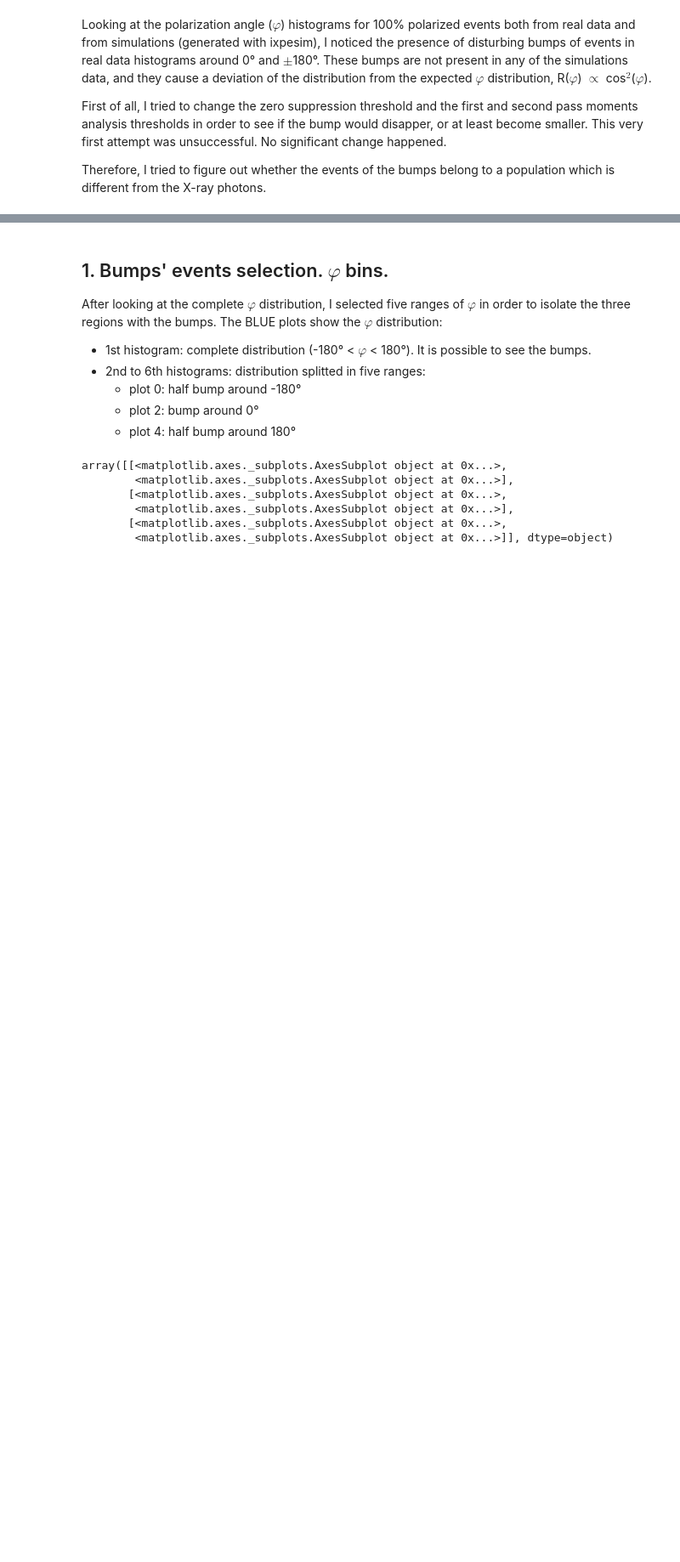
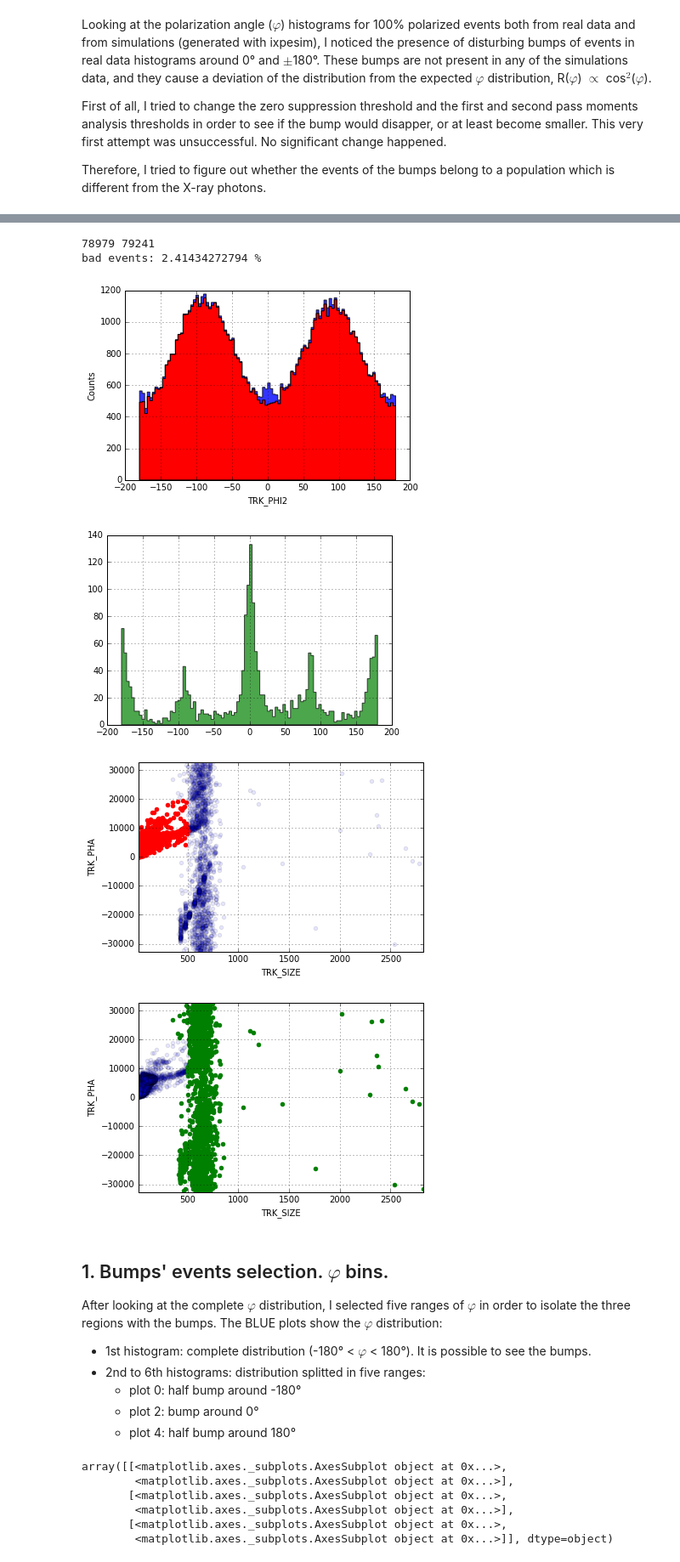
Before and after one commit to smaldera/ixpeTO, a Jupyter notebook: jupynb/test_ixpe_phibump.ipynb, the cells around one changed output, grey strips where cells are left out. Shown: that part at 85% size. Cells and saved outputs as stored; diff of their text form; code cells hidden in the pictures; blank space fills up the shorter version.

```diff
--- a/jupynb/test_ixpe_phibump.ipynb
+++ b/jupynb/test_ixpe_phibump.ipynb
@@ -27,3 +32,46 @@ df = f.to_pandas()
+# %%
+# PRINT some statistical values
+# df.describe()+-
+# 1) senza tagli
+df['TRK_PHI2'].hist(bins=100, log=False, histtype='stepfilled', alpha=0.8)
+ind = np.where((df['TRK_PHA'] < 20000 )&(df['TRK_PHA'] >= 0.)&(df['TRK_SIZE']<500))[0]
+ind2 = np.where(df['TRK_PI'] < 20000)[0] #equivalent
+_ind = np.where((df['TRK_PHA'] > 20000 )|(df['TRK_PHA'] < 0.)|(df['TRK_SIZE']>500))[0]
+#tot = np.unique(np.concatenate(ind,ind2))
+print len(ind), len(ind2)#,len(tot)
+plt.xlabel('TRK_PHI2')
+plt.ylabel('Counts')
+df['TRK_PHI2'][ind].hist(bins=100, log=False, color='red', histtype='stepfilled')
+#df['TRK_PHI2'][ind2].hist(bins=100, log=False, histtype='stepfilled', color='white', alpha=0.4)
+plt.figure()
+df['TRK_PHI2'][_ind].hist(bins=100, log=False, color='green', histtype='stepfilled', alpha=0.7)
+plt.figure()
+plt.scatter(df['TRK_SIZE'], df['TRK_PHA'], alpha=0.1)
+plt.scatter(df['TRK_SIZE'][ind], df['TRK_PHA'][ind], color='red', alpha=1)
+plt.xlabel('TRK_SIZE')
+plt.ylabel('TRK_PHA')
+plt.ylim(np.amin( df['TRK_PHA']), np.amax(f['TRK_PHA']))
+plt.xlim(np.amin( df['TRK_SIZE']), np.amax(f['TRK_SIZE']))
+plt.grid()
+
+plt.figure()
+plt.scatter(df['TRK_SIZE'], df['TRK_PHA'], alpha=0.1)
+plt.scatter(df['TRK_SIZE'][_ind], df['TRK_PHA'][_ind], color='green', alpha=1)
+plt.xlabel('TRK_SIZE')
+plt.ylabel('TRK_PHA')
+plt.ylim(np.amin( df['TRK_PHA']), np.amax(f['TRK_PHA']))
+plt.xlim(np.amin( df['TRK_SIZE']), np.amax(f['TRK_SIZE']))
+
+plt.grid()
+from __future__ import division
+print 'bad events:', 100-len(df['eventID'][ind])/len(df['eventID'])*100, '%'
+# %% [output]
+78979 79241
+bad events: 2.41434272794 %
+[figure, added]
+[figure, added]
+[figure, added]
+[figure, added]
 # %% [markdown]
 ## 1. Bumps' events selection. $\varphi$ bins.
 
```
Also changed, not shown: parts of 4 cells of this notebook.
